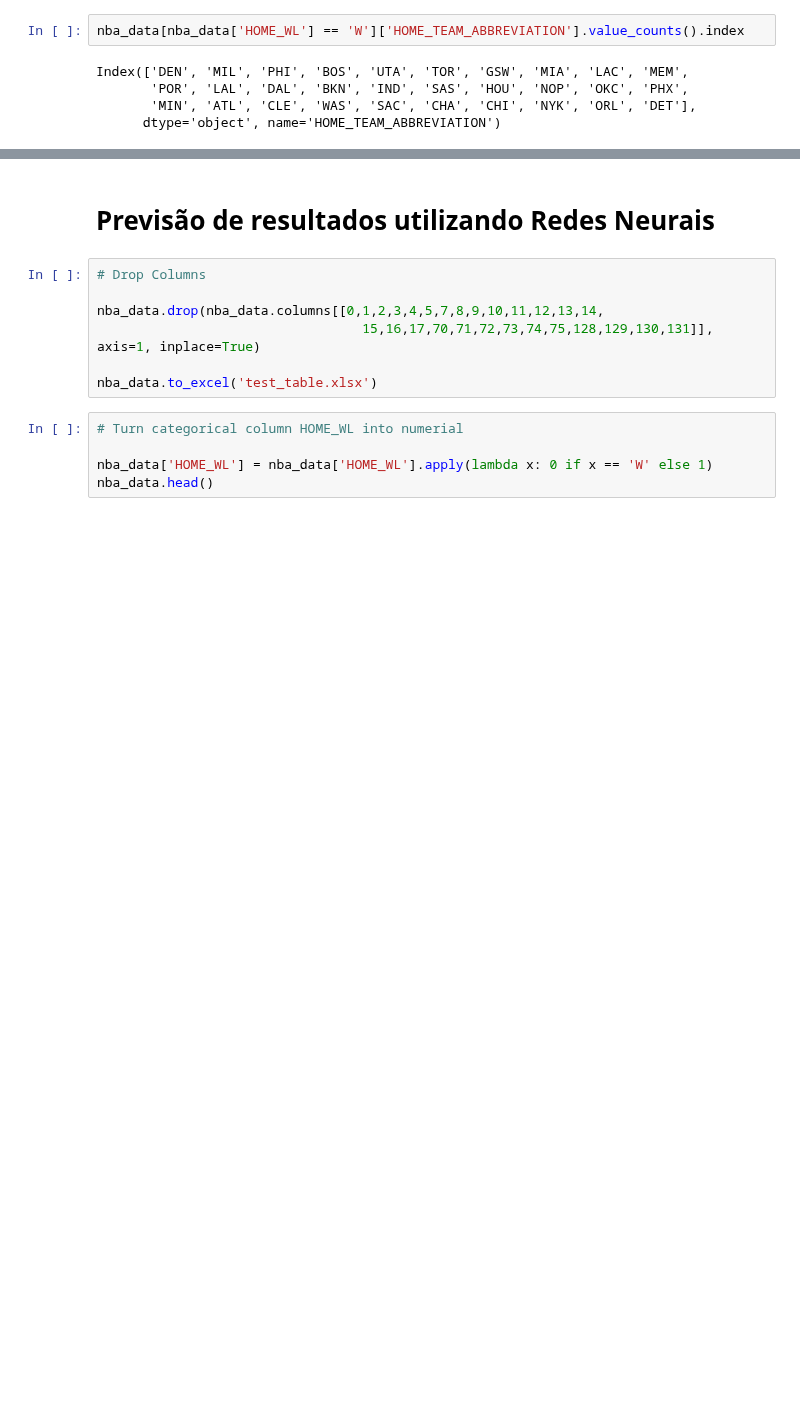
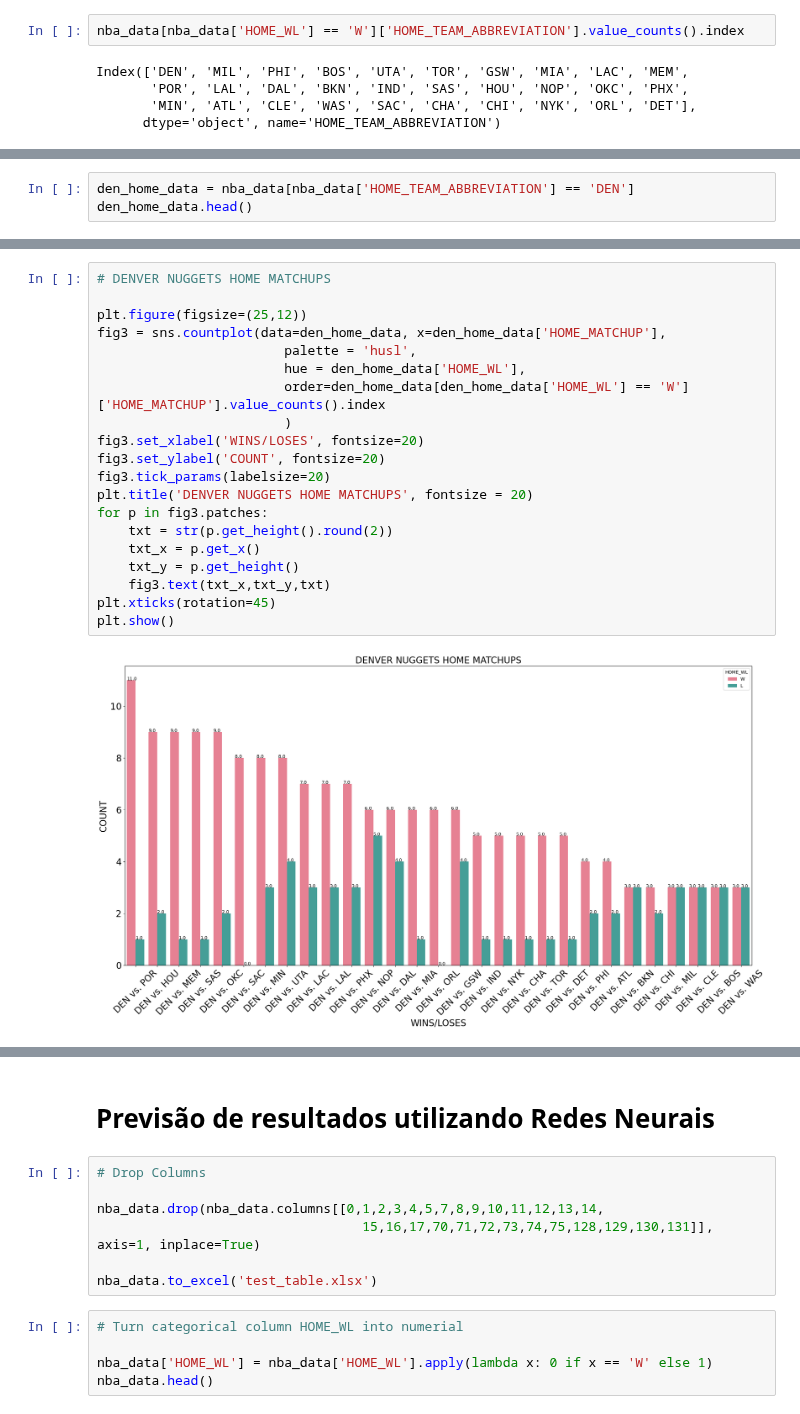
Before and after one commit to ArthurPatricio/Final_Project_Basketball_Game_Prediction, a Jupyter notebook: RN.ipynb, the cells around one changed output, grey strips where cells are left out. Saved outputs shown, nothing was run; the diff lists cells and outputs as text; blank space fills up the shorter version.

```diff
--- a/RN.ipynb
+++ b/RN.ipynb
@@ -223,0 +220,3 @@ plt.show()
+# %%
+den_home_data = nba_data[nba_data['HOME_TEAM_ABBREVIATION'] == 'DEN']
+den_home_data.head()
@@ -223,0 +231,22 @@ plt.show()
+# %%
+# DENVER NUGGETS HOME MATCHUPS
+
+plt.figure(figsize=(25,12))
+fig3 = sns.countplot(data=den_home_data, x=den_home_data['HOME_MATCHUP'],
+                        palette = 'husl',
+                        hue = den_home_data['HOME_WL'],
+                        order=den_home_data[den_home_data['HOME_WL'] == 'W']['HOME_MATCHUP'].value_counts().index
+                        )
+fig3.set_xlabel('WINS/LOSES', fontsize=20)
+fig3.set_ylabel('COUNT', fontsize=20)
+fig3.tick_params(labelsize=20)
+plt.title('DENVER NUGGETS HOME MATCHUPS', fontsize = 20)
+for p in fig3.patches:
+    txt = str(p.get_height().round(2))
+    txt_x = p.get_x()
+    txt_y = p.get_height()
+    fig3.text(txt_x,txt_y,txt)
+plt.xticks(rotation=45)
+plt.show()
+# %% [output]
+[figure, added]
```
Also changed, not shown: parts of 13 cells of this notebook, 1 other file.
